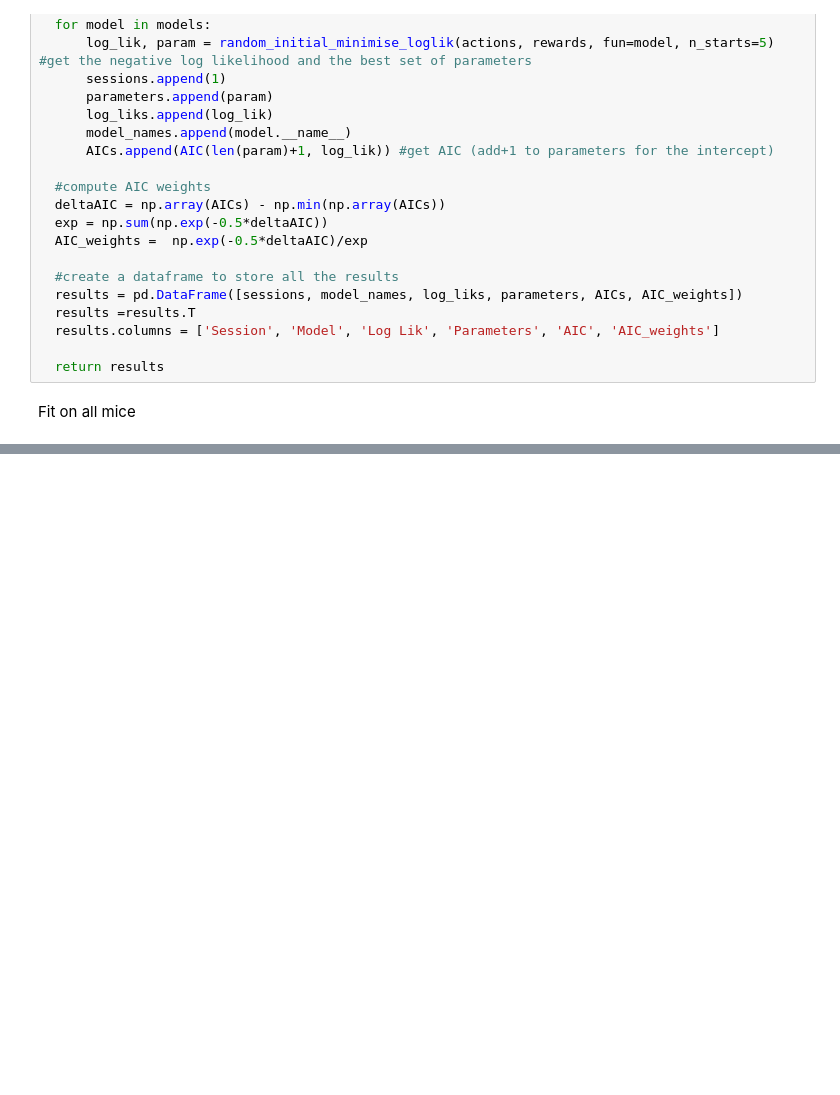
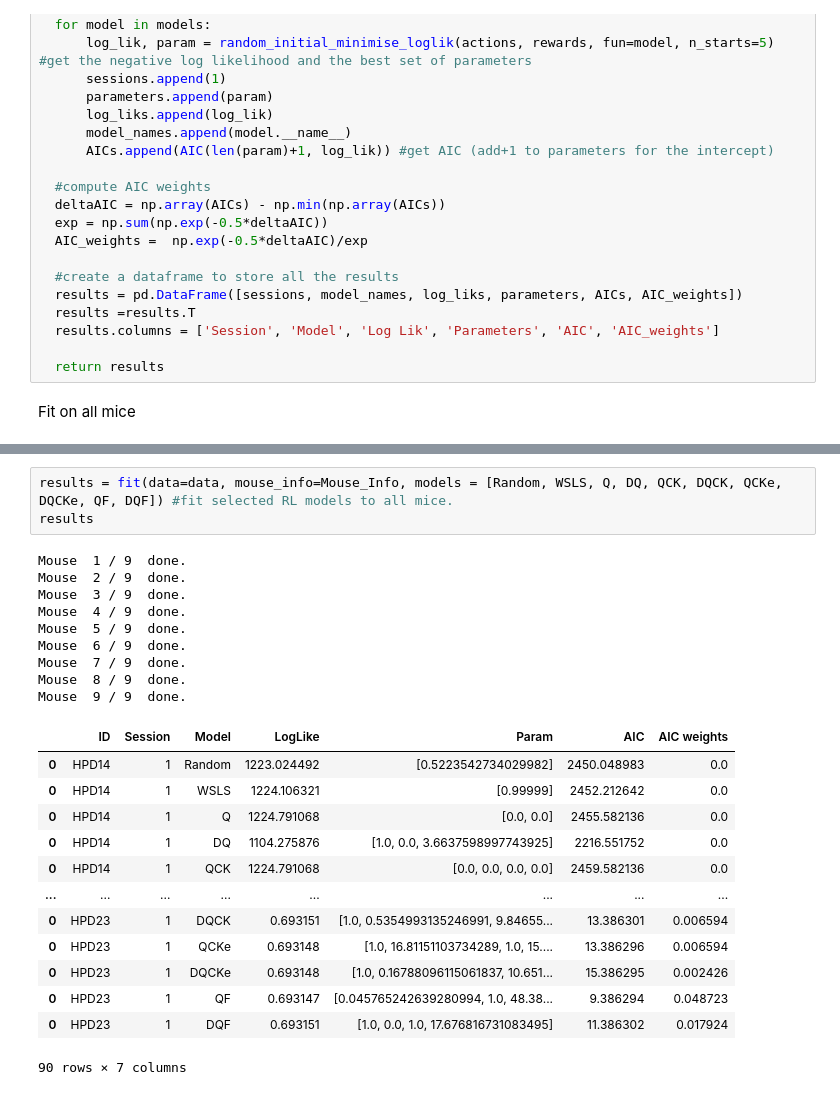
Before and after one commit to Finnley111/RL_Modeling_Mouse_Data, a Jupyter notebook: RL_Modeling.ipynb, the cells around one changed output, grey strips where cells are left out. Cells and saved outputs as stored; diff of their text form; blank space fills up the shorter version.

```diff
--- a/RL_Modeling.ipynb
+++ b/RL_Modeling.ipynb
@@ -1203,0 +1559,26 @@ NameError: name 'Mouse_Info' is not defined
+# %%
+results = fit(data=data, mouse_info=Mouse_Info, models = [Random, WSLS, Q, DQ, QCK, DQCK, QCKe, DQCKe, QF, DQF]) #fit selected RL models to all mice.
+results
+# %% [output]
+Mouse  1 / 9  done.
+Mouse  2 / 9  done.
+Mouse  3 / 9  done.
+Mouse  4 / 9  done.
+Mouse  5 / 9  done.
+Mouse  6 / 9  done.
+Mouse  7 / 9  done.
+Mouse  8 / 9  done.
+Mouse  9 / 9  done.
+|  | ID | Session | Model | LogLike | Param | AIC | AIC weights |
+| 0 | HPD14 | 1 | Random | 1223.024492 | [0.5223542734029982] | 2450.048983 | 0.0 |
+| 0 | HPD14 | 1 | WSLS | 1224.106321 | [0.99999] | 2452.212642 | 0.0 |
+| 0 | HPD14 | 1 | Q | 1224.791068 | [0.0, 0.0] | 2455.582136 | 0.0 |
+| 0 | HPD14 | 1 | DQ | 1104.275876 | [1.0, 0.0, 3.6637598997743925] | 2216.551752 | 0.0 |
+| 0 | HPD14 | 1 | QCK | 1224.791068 | [0.0, 0.0, 0.0, 0.0] | 2459.582136 | 0.0 |
+| ... | ... | ... | ... | ... | ... | ... | ... |
+| 0 | HPD23 | 1 | DQCK | 0.693151 | [1.0, 0.5354993135246991, 9.84655... | 13.386301 | 0.006594 |
+| 0 | HPD23 | 1 | QCKe | 0.693148 | [1.0, 16.81151103734289, 1.0, 15.... | 13.386296 | 0.006594 |
+| 0 | HPD23 | 1 | DQCKe | 0.693148 | [1.0, 0.16788096115061837, 10.651... | 15.386295 | 0.002426 |
+| 0 | HPD23 | 1 | QF | 0.693147 | [0.045765242639280994, 1.0, 48.38... | 9.386294 | 0.048723 |
+| 0 | HPD23 | 1 | DQF | 0.693151 | [1.0, 0.0, 1.0, 17.676816731083495] | 11.386302 | 0.017924 |
+90 rows × 7 columns
```
Also changed, not shown: parts of 28 cells of this notebook.
